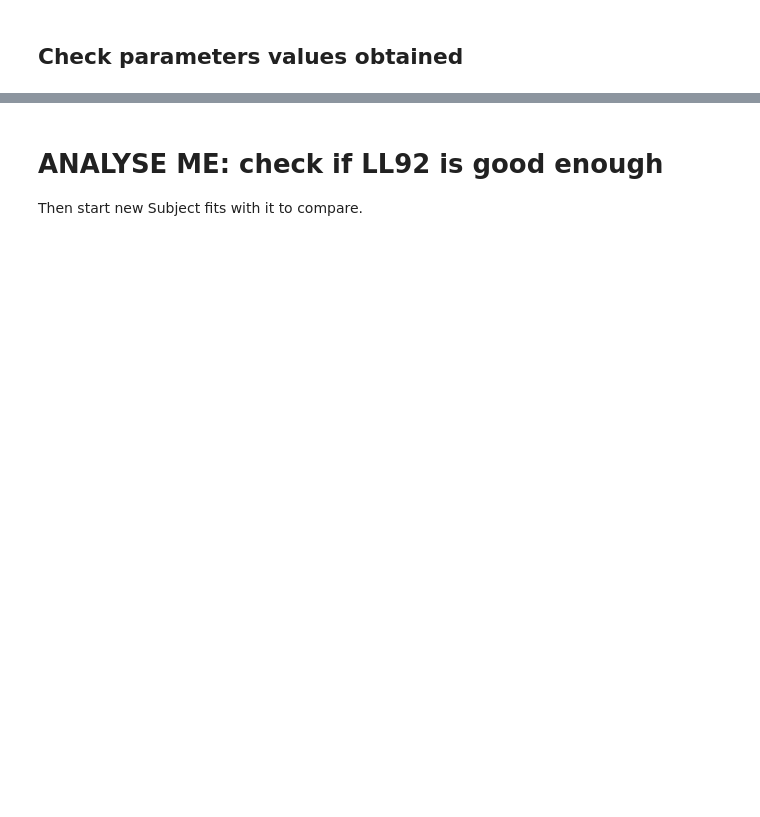
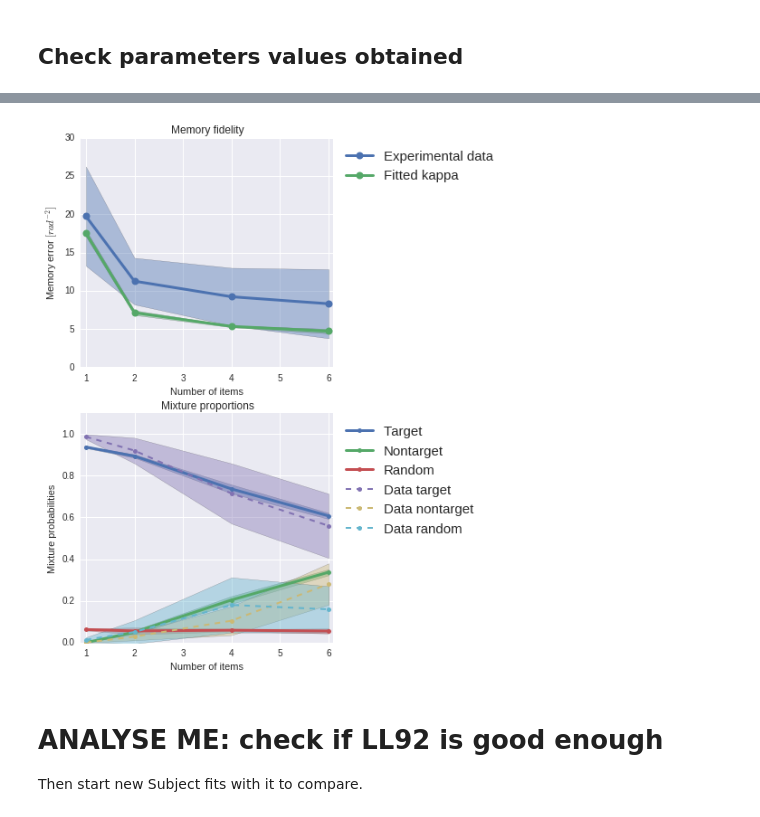
Before and after one commit to Azhag/Bayesian-visual-working-memory, a Jupyter notebook: Experiments/fitexperiment_sigmabaseline_cmaes_08_2016/notebook_fitexperimentallt_sigmabase_cmaes_7try_180816.ipynb, the cells around one changed output, grey strips where cells are left out. Saved outputs shown, nothing was run; the diff lists cells and outputs as text; code cells hidden in the pictures; blank space fills up the shorter version.

```diff
--- a/Experiments/fitexperiment_sigmabaseline_cmaes_08_2016/notebook_fitexperimentallt_sigmabase_cmaes_7try_180816.ipynb
+++ b/Experiments/fitexperiment_sigmabaseline_cmaes_08_2016/notebook_fitexperimentallt_sigmabase_cmaes_7try_180816.ipynb
@@ -119,5 +159,8 @@ _ = plots_fit_exp.plots_KS_comparison_fig2fig5(bins=100)
 # %%
 axesFig6Fig13 = plots_fit_exp.plots_memmixtcurves_fig6fig13(num_repetitions=5, use_cache=True)
+axesFig6Fig13[0].figure.set_size_inches((5, 10))
+# %% [output]
+[figure, added]
 # %% [markdown]
 # ANALYSE ME: check if LL92 is good enough
 
```
Also changed, not shown: parts of 11 cells of this notebook, 6 other files.
